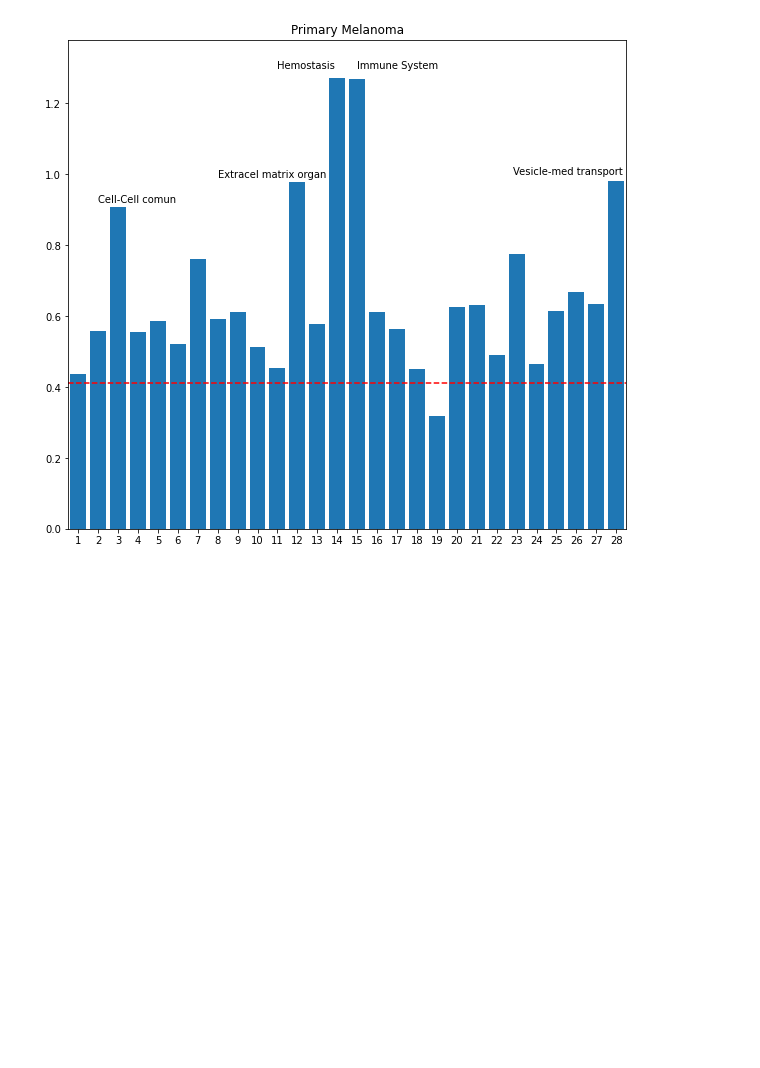
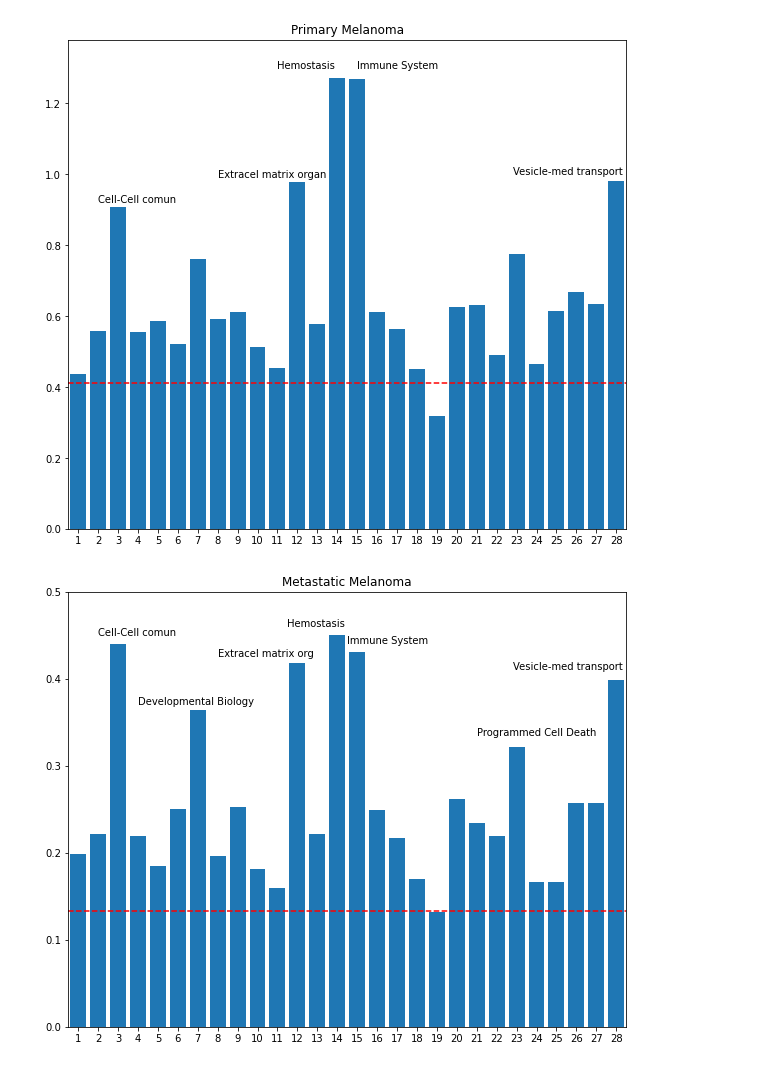
Before and after one commit to SamSaladino/FC-of-Genetic-pathways, a Jupyter notebook: Melanoma_expr_pathways.ipynb, the cells around one changed output. Saved outputs shown, nothing was run; the diff lists cells and outputs as text; code cells hidden in the pictures; blank space fills up the shorter version.

Commit message:
Figure 4b

```diff
--- a/Melanoma_expr_pathways.ipynb
+++ b/Melanoma_expr_pathways.ipynb
@@ -165,4 +165,29 @@ plt.savefig("./figures_tables/Fig 4a.pdf", bbox_inches='tight')
 plt.show()
 # %% [output]
 [figure]
+# %%
+plt.figure(figsize=(10,8))
+plt.title('Metastatic Melanoma')
+
+plt.bar(np.arange(1,29),P28_matrix.TUMORtoMETASTATIC)
+plt.axhline(abs(np.log2(em_et)).mean(),color='red',linestyle='dashed')
+
+plt.xlim(0.5,28.5)
+plt.ylim(0,0.5)
+plt.xticks(np.arange(1,29))
+
+# Annotations
+plt.annotate('Cell-Cell comun',xy=(2,0.43), xytext=(2,0.45),xycoords='data')
+plt.annotate('Developmental Biology',xy=(7,0.36), xytext=(4,0.37),xycoords='data')
+plt.annotate('Extracel matrix org',xy=(12,0.41), xytext=(8,0.425),xycoords='data')
+plt.annotate('Hemostasis',xy=(14,0.45), xytext=(11.5,0.46),xycoords='data')
+plt.annotate('Immune System',xy=(15,0.43), xytext=(14.5,0.44),xycoords='data')
+plt.annotate('Programmed Cell Death',xy=(23,0.32), xytext=(21,0.335),xycoords='data')
+plt.annotate('Vesicle-med transport',xy=(28,0.39), xytext=(22.8,0.41),xycoords='data')
+
+# Store the figure
+plt.savefig('./figures_tables/Fig 4b.pdf')
+plt.show()
+# %% [output]
+[figure, added]
 # %%
```
Also changed, not shown: parts of 2 cells of this notebook, 1 other file.
